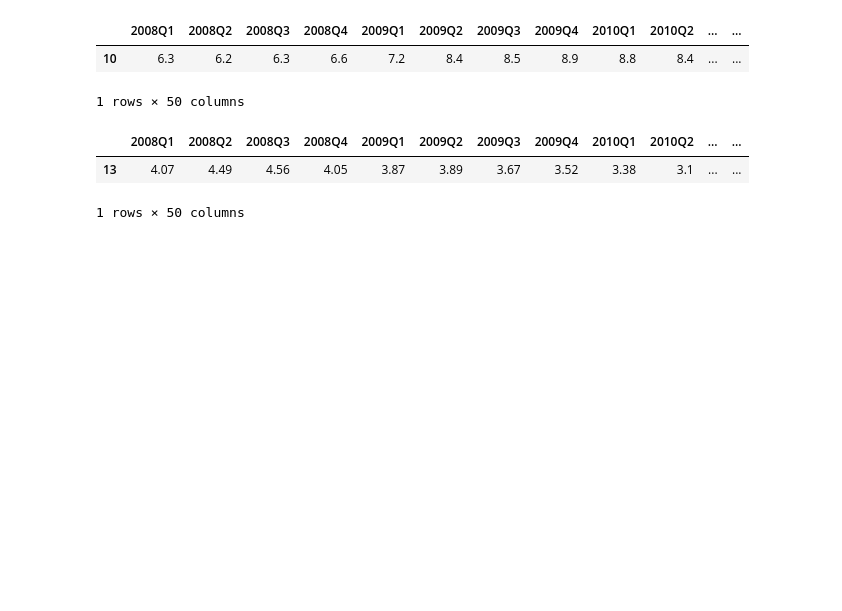
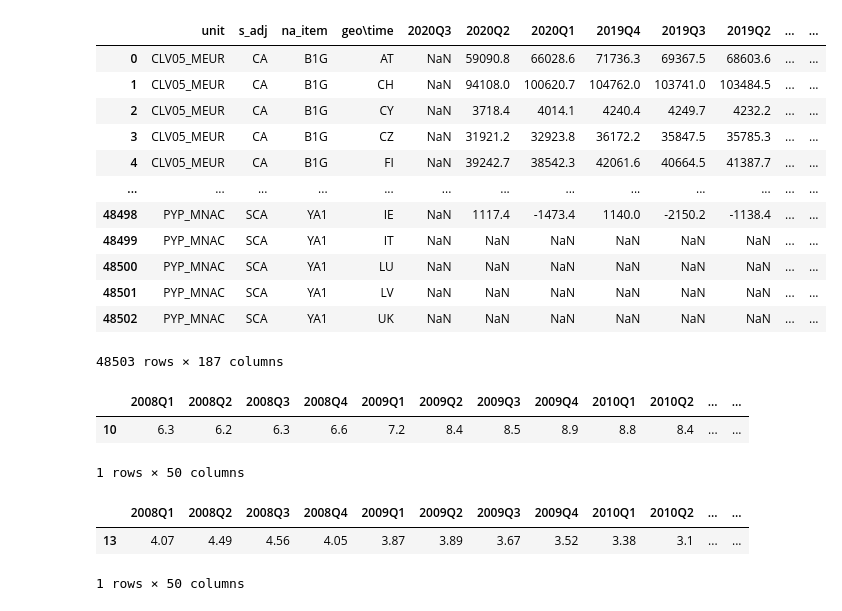
Before and after one commit to SanteriVtj/inflation-and-unemployment-lr, a Jupyter notebook: nb.ipynb, the cells around one changed output. Drawn from its saved outputs; the diff is of its cells as text; code cells hidden in the pictures; blank space fills up the shorter version.

```diff
--- a/nb.ipynb
+++ b/nb.ipynb
@@ -46,3 +33,20 @@ mq_aggregate_df.head()
+# %%
+gdp = eurostat.get_data_df('namq_10_gdp')
+gdp
+# %% [output]
+|  | unit | s_adj | na_item | geo\time | 2020Q3 | 2020Q2 | 2020Q1 | 2019Q4 | 2019Q3 | 2019Q2 | ... | ... |
+| 0 | CLV05_MEUR | CA | B1G | AT | NaN | 59090.8 | 66028.6 | 71736.3 | 69367.5 | 68603.6 | ... | ... |
+| 1 | CLV05_MEUR | CA | B1G | CH | NaN | 94108.0 | 100620.7 | 104762.0 | 103741.0 | 103484.5 | ... | ... |
+| 2 | CLV05_MEUR | CA | B1G | CY | NaN | 3718.4 | 4014.1 | 4240.4 | 4249.7 | 4232.2 | ... | ... |
+| 3 | CLV05_MEUR | CA | B1G | CZ | NaN | 31921.2 | 32923.8 | 36172.2 | 35847.5 | 35785.3 | ... | ... |
+| 4 | CLV05_MEUR | CA | B1G | FI | NaN | 39242.7 | 38542.3 | 42061.6 | 40664.5 | 41387.7 | ... | ... |
+| ... | ... | ... | ... | ... | ... | ... | ... | ... | ... | ... | ... | ... |
+| 48498 | PYP_MNAC | SCA | YA1 | IE | NaN | 1117.4 | -1473.4 | 1140.0 | -2150.2 | -1138.4 | ... | ... |
+| 48499 | PYP_MNAC | SCA | YA1 | IT | NaN | NaN | NaN | NaN | NaN | NaN | ... | ... |
+| 48500 | PYP_MNAC | SCA | YA1 | LU | NaN | NaN | NaN | NaN | NaN | NaN | ... | ... |
+| 48501 | PYP_MNAC | SCA | YA1 | LV | NaN | NaN | NaN | NaN | NaN | NaN | ... | ... |
+| 48502 | PYP_MNAC | SCA | YA1 | UK | NaN | NaN | NaN | NaN | NaN | NaN | ... | ... |
+48503 rows × 187 columns
 # %%
 ue_df = eurostat.get_data_df('tipsun30')
 ue_df = ue_df[ue_df['geo\\time'].str.match('FI') & ue_df['unit'].str.match('PC_ACT')]
```
Also changed, not shown: parts of 6 cells of this notebook.
